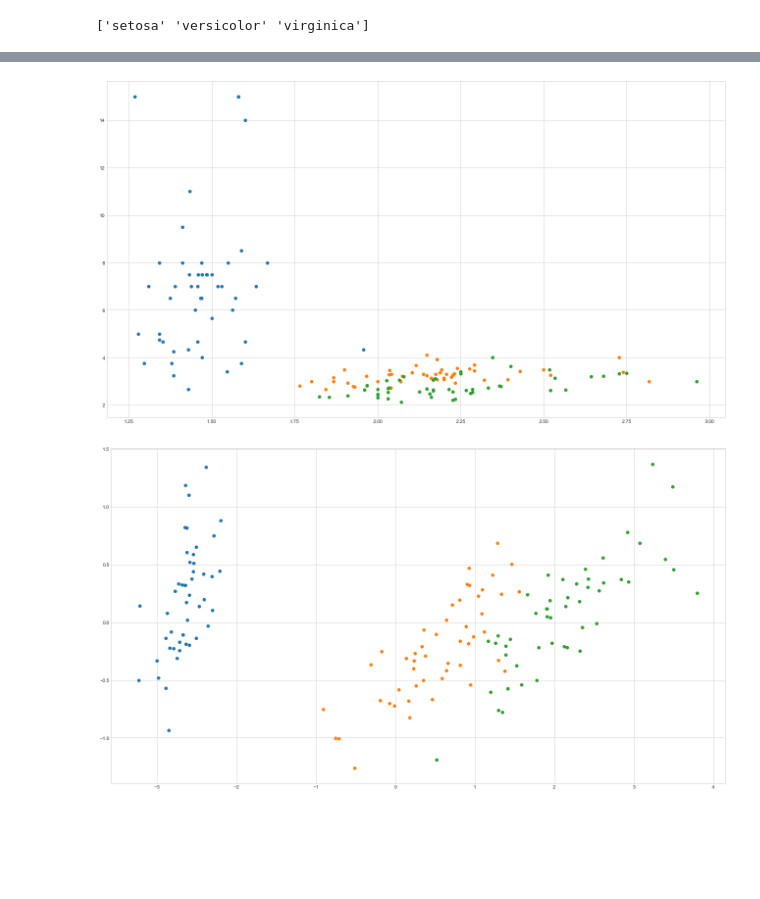
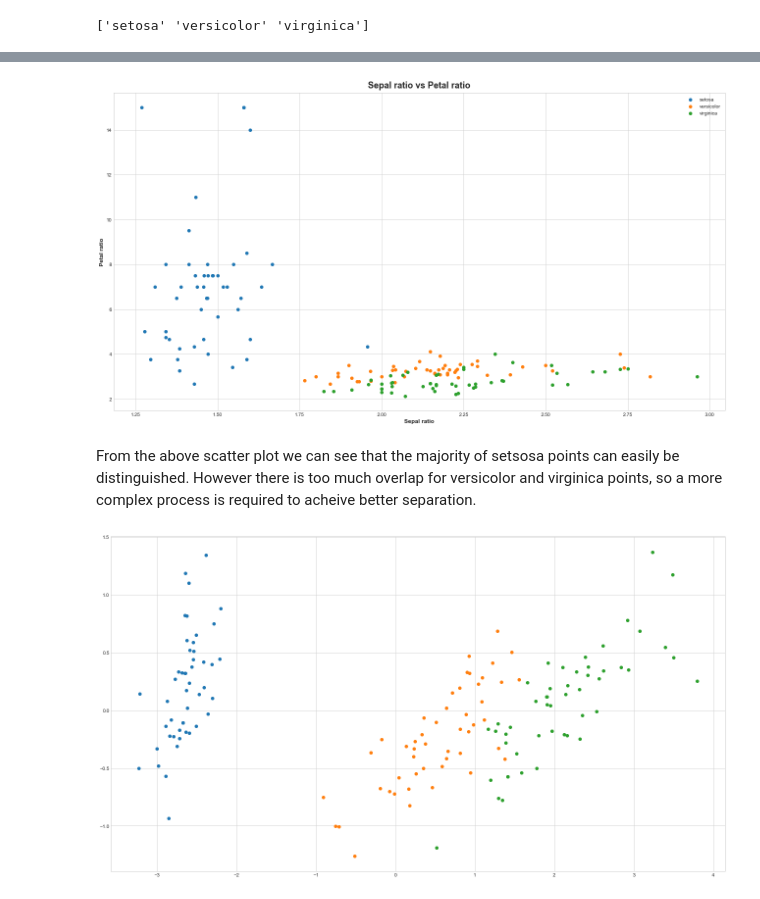
Before and after one commit to Julio-Baeta1/Iris, a Jupyter notebook: Python/iris_jupyter.ipynb, the cells around one changed output, grey strips where cells are left out. Cells and saved outputs as stored; diff of their text form; code cells hidden in the pictures; blank space fills up the shorter version.

Commit message:
Added markdown and labeled graph for ratio section

```diff
--- a/Python/iris_jupyter.ipynb
+++ b/Python/iris_jupyter.ipynb
@@ -57,10 +69,19 @@ data_set.head()
 # %%
-plt.scatter(data_set['sepel_ratio'][0:49], data_set['petal_ratio'][0:49])
-plt.scatter(data_set['sepel_ratio'][50:99], data_set['petal_ratio'][50:99])
-plt.scatter(data_set['sepel_ratio'][100:150], data_set['petal_ratio'][100:150])
+fig, ax = plt.subplots()
+ax.set_title('Sepal ratio vs Petal ratio')
+ax.set_xlabel('Sepal ratio')
+ax.set_ylabel('Petal ratio')
+
+ax.scatter(data_set['sepel_ratio'][0:49], data_set['petal_ratio'][0:49], label=species_key[0])
+ax.scatter(data_set['sepel_ratio'][50:99], data_set['petal_ratio'][50:99], label=species_key[1])
+ax.scatter(data_set['sepel_ratio'][100:150], data_set['petal_ratio'][100:150], label=species_key[2])
+
+ax.legend()
 plt.show()
 # %% [output]
-[figure, old version]
+[figure, new version]
+# %% [markdown]
+From the above scatter plot we can see that the majority of setsosa points can easily be distinguished. However there is too much overlap for versicolor and virginica points, so a more complex process is required to acheive better separation.
 # %%
 data_pca = PCA(n_components=2).fit_transform(data_set.iloc[:,:4])
 # %%
```
Also changed, not shown: parts of 6 cells of this notebook.
